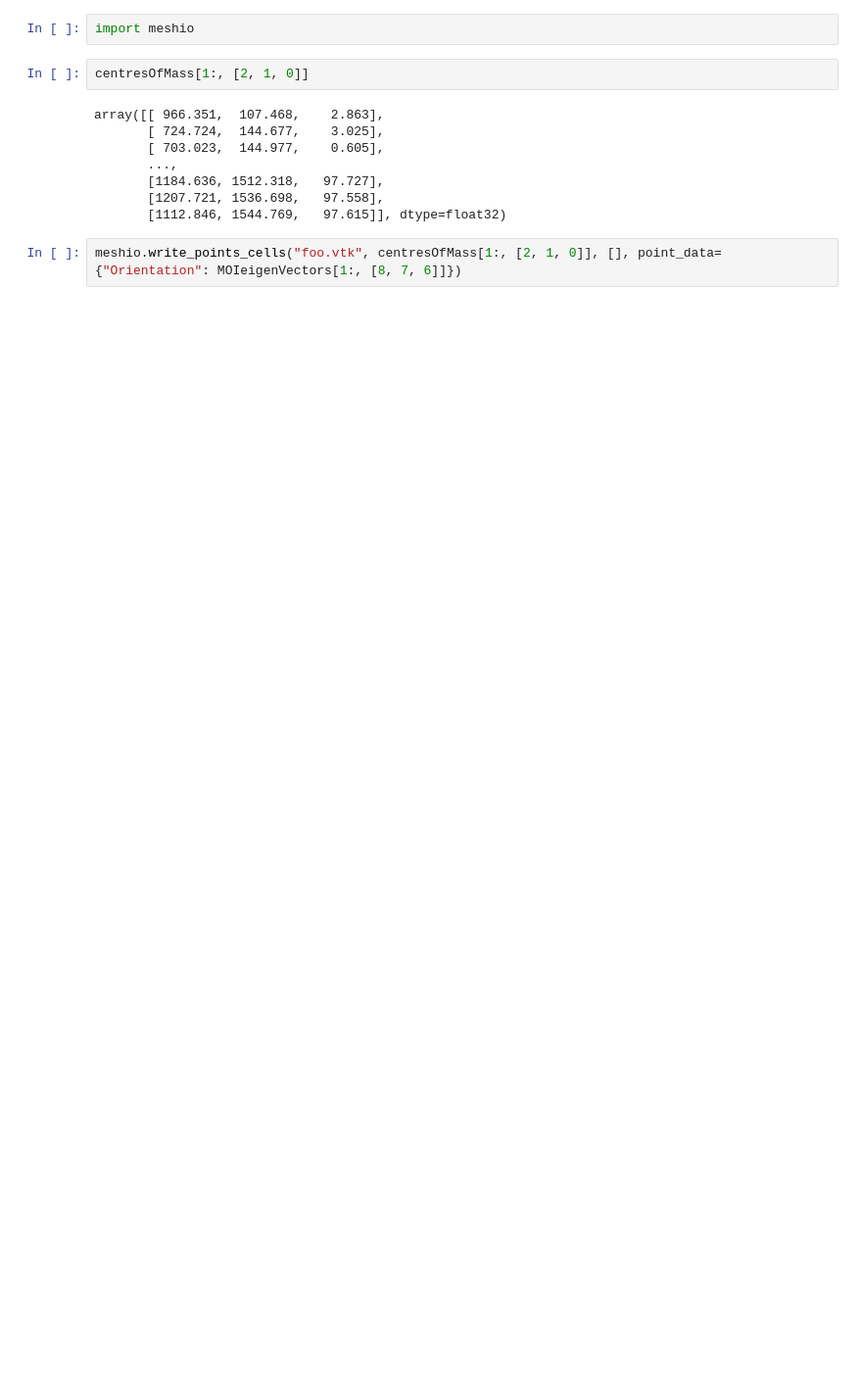
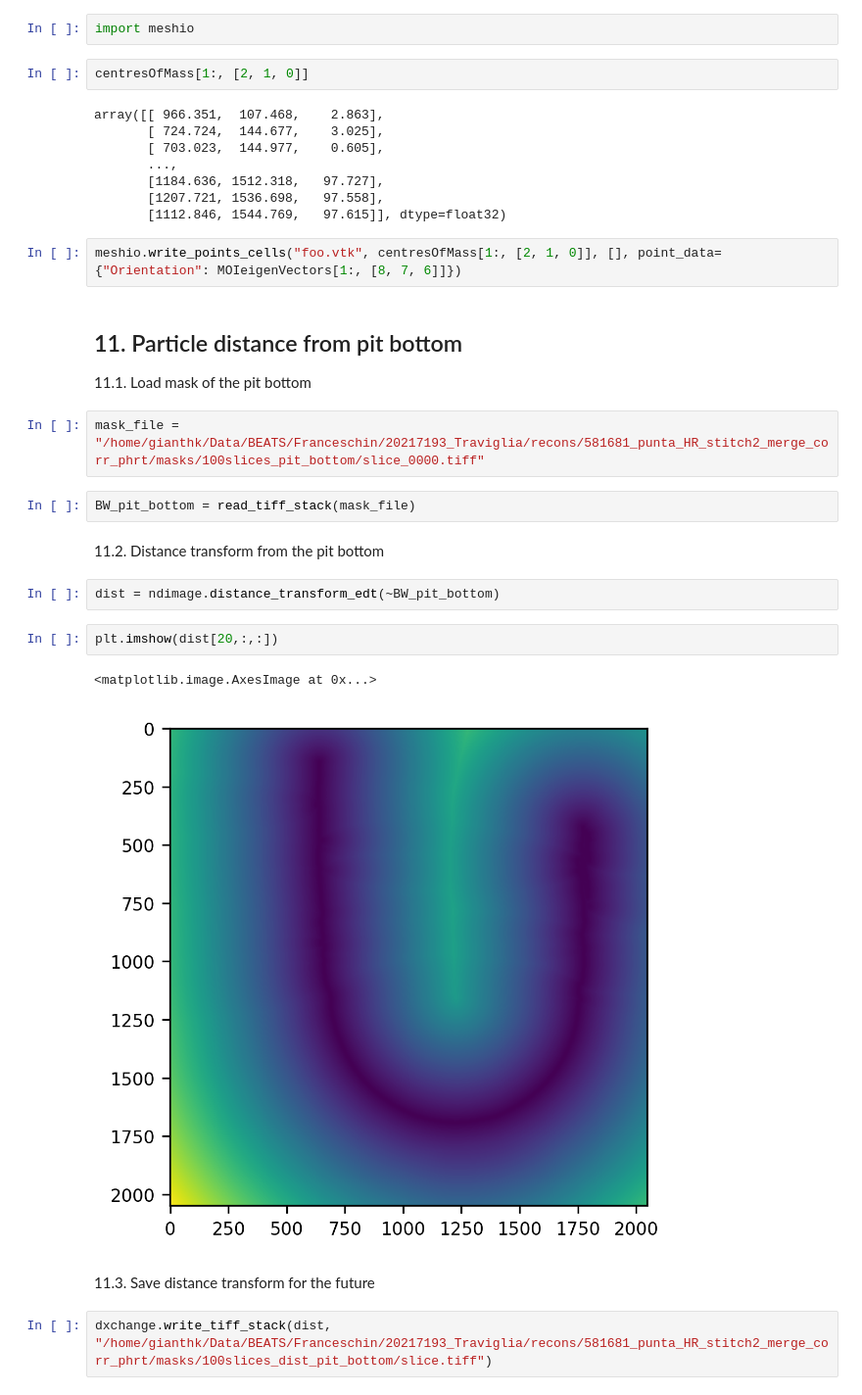
Before and after one commit to gianthk/CERIC-Franceschin, a Jupyter notebook: notebooks/perline_2.ipynb, the cells around one changed output. Shown at 98% size. Saved outputs shown, nothing was run; the diff lists cells and outputs as text; blank space fills up the shorter version.

Commit message:
pearls distance from pit bottom

```diff
--- a/notebooks/perline_2.ipynb
+++ b/notebooks/perline_2.ipynb
@@ -236,3 +236,23 @@ array([[ 966.351,  107.468,    2.863],
        [1112.846, 1544.769,   97.615]], dtype=float32)
 # %%
 meshio.write_points_cells("foo.vtk", centresOfMass[1:, [2, 1, 0]], [], point_data={"Orientation": MOIeigenVectors[1:, [8, 7, 6]]})
+# %% [markdown]
+## 11. Particle distance from pit bottom
+11.1. Load mask of the pit bottom
+# %%
+mask_file = "/home/gianthk/Data/BEATS/Franceschin/20217193_Traviglia/recons/581681_punta_HR_stitch2_merge_corr_phrt/masks/100slices_pit_bottom/slice_0000.tiff"
+# %%
+BW_pit_bottom = read_tiff_stack(mask_file)
+# %% [markdown]
+11.2. Distance transform from the pit bottom
+# %%
+dist = ndimage.distance_transform_edt(~BW_pit_bottom)
+# %%
+plt.imshow(dist[20,:,:])
+# %% [output]
+<matplotlib.image.AxesImage at 0x...>
+[figure, added]
+# %% [markdown]
+11.3. Save distance transform for the future
+# %%
+dxchange.write_tiff_stack(dist, "/home/gianthk/Data/BEATS/Franceschin/20217193_Traviglia/recons/581681_punta_HR_stitch2_merge_corr_phrt/masks/100slices_dist_pit_bottom/slice.tiff")
```
Also changed, not shown: parts of 16 cells of this notebook, 1 other file.
